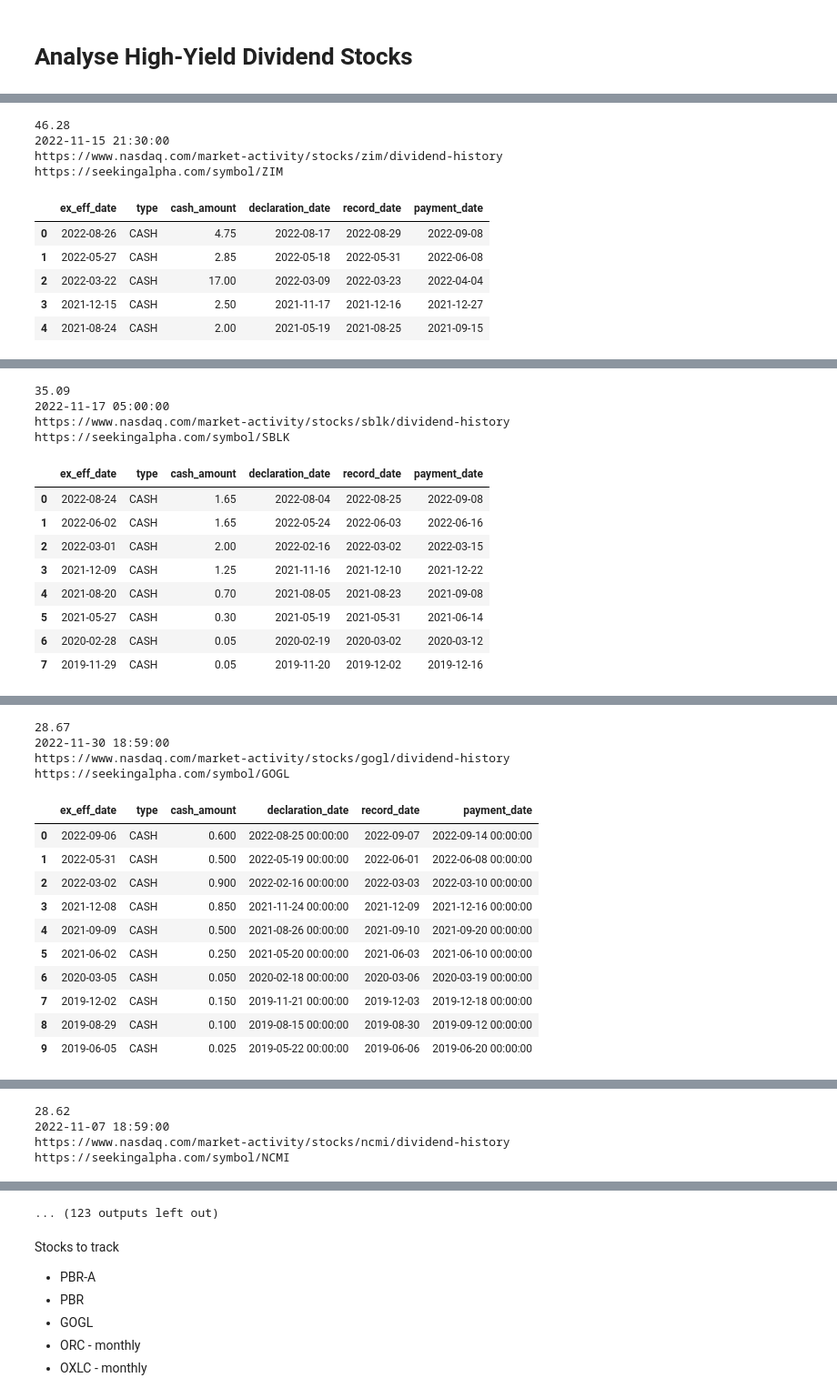
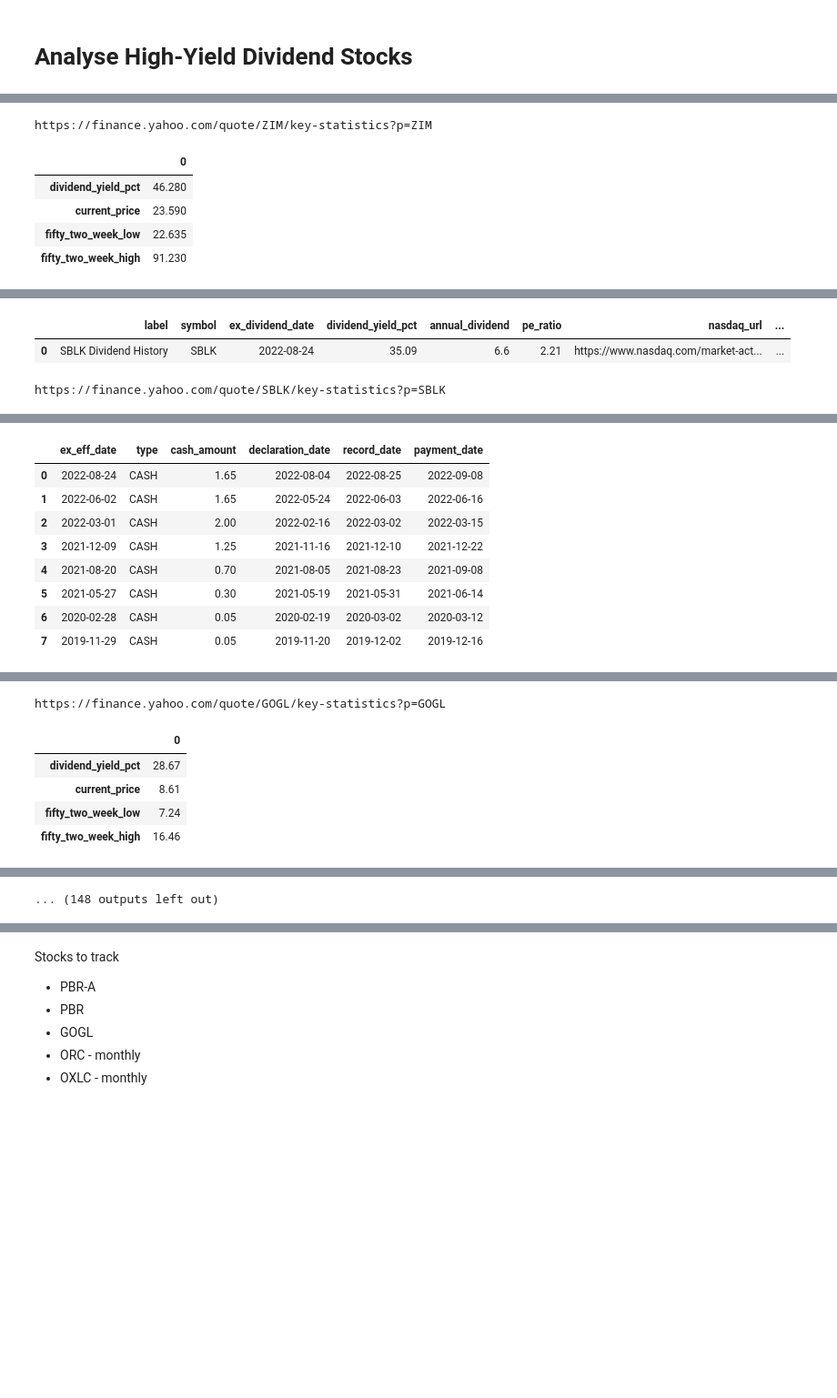
Before and after one commit to alpha2phi-platform/alphalib, a Jupyter notebook: 04_yield_analysis.ipynb, the cells around one changed output, grey strips where cells are left out. Shown at 91% size. Saved outputs shown, nothing was run; the diff lists cells and outputs as text; code cells hidden in the pictures; blank space fills up the shorter version.

```diff
--- a/04_yield_analysis.ipynb
+++ b/04_yield_analysis.ipynb
@@ -43,11 +43,11 @@ rec_stocks = recommend_stocks()
 # %%
 for s in rec_stocks:
-    display(s.to_df())
+    df = s.to_df()
+
+    display(df)
     print("\n")
-    print(s.dividend_yield_pct)
-    print(s.earnings_date)
-    print(s.url)
-    print(s.info_url)
+    print(s.yfinance_url)
+    display(df[["dividend_yield_pct", "current_price", "fifty_two_week_low", "fifty_two_week_high"]].T)
     display(s.dividend_history.head(10))
 
     print("\n\n\n")
@@ -57,10 +57,6 @@ for s in rec_stocks:
-46.28
-2022-11-15 21:30:00
-https://www.nasdaq.com/market-activity/stocks/zim/dividend-history
-https://seekingalpha.com/symbol/ZIM
+https://finance.yahoo.com/quote/ZIM/key-statistics?p=ZIM
-|  | ex_eff_date | type | cash_amount | declaration_date | record_date | payment_date |
-| 0 | 2022-08-26 | CASH | 4.75 | 2022-08-17 | 2022-08-29 | 2022-09-08 |
-| 1 | 2022-05-27 | CASH | 2.85 | 2022-05-18 | 2022-05-31 | 2022-06-08 |
-| 2 | 2022-03-22 | CASH | 17.00 | 2022-03-09 | 2022-03-23 | 2022-04-04 |
-| 3 | 2021-12-15 | CASH | 2.50 | 2021-11-17 | 2021-12-16 | 2021-12-27 |
-| 4 | 2021-08-24 | CASH | 2.00 | 2021-05-19 | 2021-08-25 | 2021-09-15 |
+|  | 0 |
+| dividend_yield_pct | 46.280 |
+| current_price | 23.590 |
+| fifty_two_week_low | 22.635 |
+| fifty_two_week_high | 91.230 |
@@ -69,13 +69,3 @@ https://seekingalpha.com/symbol/ZIM
+|  | label | symbol | ex_dividend_date | dividend_yield_pct | annual_dividend | pe_ratio | nasdaq_url | ... |
+| 0 | SBLK Dividend History | SBLK | 2022-08-24 | 35.09 | 6.6 | 2.21 | https://www.nasdaq.com/market-act... | ... |
-35.09
-2022-11-17 05:00:00
-https://www.nasdaq.com/market-activity/stocks/sblk/dividend-history
-https://seekingalpha.com/symbol/SBLK
+https://finance.yahoo.com/quote/SBLK/key-statistics?p=SBLK
-|  | ex_eff_date | type | cash_amount | declaration_date | record_date | payment_date |
-| 0 | 2022-08-24 | CASH | 1.65 | 2022-08-04 | 2022-08-25 | 2022-09-08 |
-| 1 | 2022-06-02 | CASH | 1.65 | 2022-05-24 | 2022-06-03 | 2022-06-16 |
-| 2 | 2022-03-01 | CASH | 2.00 | 2022-02-16 | 2022-03-02 | 2022-03-15 |
-| 3 | 2021-12-09 | CASH | 1.25 | 2021-11-16 | 2021-12-10 | 2021-12-22 |
-| 4 | 2021-08-20 | CASH | 0.70 | 2021-08-05 | 2021-08-23 | 2021-09-08 |
-| 5 | 2021-05-27 | CASH | 0.30 | 2021-05-19 | 2021-05-31 | 2021-06-14 |
-| 6 | 2020-02-28 | CASH | 0.05 | 2020-02-19 | 2020-03-02 | 2020-03-12 |
-| 7 | 2019-11-29 | CASH | 0.05 | 2019-11-20 | 2019-12-02 | 2019-12-16 |
@@ -84,15 +77,9 @@ https://seekingalpha.com/symbol/SBLK
-28.67
-2022-11-30 18:59:00
-https://www.nasdaq.com/market-activity/stocks/gogl/dividend-history
-https://seekingalpha.com/symbol/GOGL
 |  | ex_eff_date | type | cash_amount | declaration_date | record_date | payment_date |
-| 0 | 2022-09-06 | CASH | 0.600 | 2022-08-25 00:00:00 | 2022-09-07 | 2022-09-14 00:00:00 |
-| 1 | 2022-05-31 | CASH | 0.500 | 2022-05-19 00:00:00 | 2022-06-01 | 2022-06-08 00:00:00 |
-| 2 | 2022-03-02 | CASH | 0.900 | 2022-02-16 00:00:00 | 2022-03-03 | 2022-03-10 00:00:00 |
-| 3 | 2021-12-08 | CASH | 0.850 | 2021-11-24 00:00:00 | 2021-12-09 | 2021-12-16 00:00:00 |
-| 4 | 2021-09-09 | CASH | 0.500 | 2021-08-26 00:00:00 | 2021-09-10 | 2021-09-20 00:00:00 |
-| 5 | 2021-06-02 | CASH | 0.250 | 2021-05-20 00:00:00 | 2021-06-03 | 2021-06-10 00:00:00 |
-| 6 | 2020-03-05 | CASH | 0.050 | 2020-02-18 00:00:00 | 2020-03-06 | 2020-03-19 00:00:00 |
-| 7 | 2019-12-02 | CASH | 0.150 | 2019-11-21 00:00:00 | 2019-12-03 | 2019-12-18 00:00:00 |
-| 8 | 2019-08-29 | CASH | 0.100 | 2019-08-15 00:00:00 | 2019-08-30 | 2019-09-12 00:00:00 |
-| 9 | 2019-06-05 | CASH | 0.025 | 2019-05-22 00:00:00 | 2019-06-06 | 2019-06-20 00:00:00 |
+| 0 | 2022-08-24 | CASH | 1.65 | 2022-08-04 | 2022-08-25 | 2022-09-08 |
+| 1 | 2022-06-02 | CASH | 1.65 | 2022-05-24 | 2022-06-03 | 2022-06-16 |
+| 2 | 2022-03-01 | CASH | 2.00 | 2022-02-16 | 2022-03-02 | 2022-03-15 |
+| 3 | 2021-12-09 | CASH | 1.25 | 2021-11-16 | 2021-12-10 | 2021-12-22 |
+| 4 | 2021-08-20 | CASH | 0.70 | 2021-08-05 | 2021-08-23 | 2021-09-08 |
+| 5 | 2021-05-27 | CASH | 0.30 | 2021-05-19 | 2021-05-31 | 2021-06-14 |
+| 6 | 2020-02-28 | CASH | 0.05 | 2020-02-19 | 2020-03-02 | 2020-03-12 |
+| 7 | 2019-11-29 | CASH | 0.05 | 2019-11-20 | 2019-12-02 | 2019-12-16 |
@@ -100,0 +88,6 @@ https://seekingalpha.com/symbol/GOGL
+https://finance.yahoo.com/quote/GOGL/key-statistics?p=GOGL
+|  | 0 |
+| dividend_yield_pct | 28.67 |
+| current_price | 8.61 |
+| fifty_two_week_low | 7.24 |
+| fifty_two_week_high | 16.46 |
@@ -101,4 +105 @@ https://seekingalpha.com/symbol/GOGL
-28.62
-2022-11-07 18:59:00
-https://www.nasdaq.com/market-activity/stocks/ncmi/dividend-history
-https://seekingalpha.com/symbol/NCMI
+... (148 outputs left out)
@@ -116,4 +106,3 @@ https://seekingalpha.com/symbol/NCMI
-... (123 outputs left out)
 # %% [markdown]
 Stocks to track
 - PBR-A
```
Also changed, not shown: parts of 2 cells of this notebook, 2 other files.
